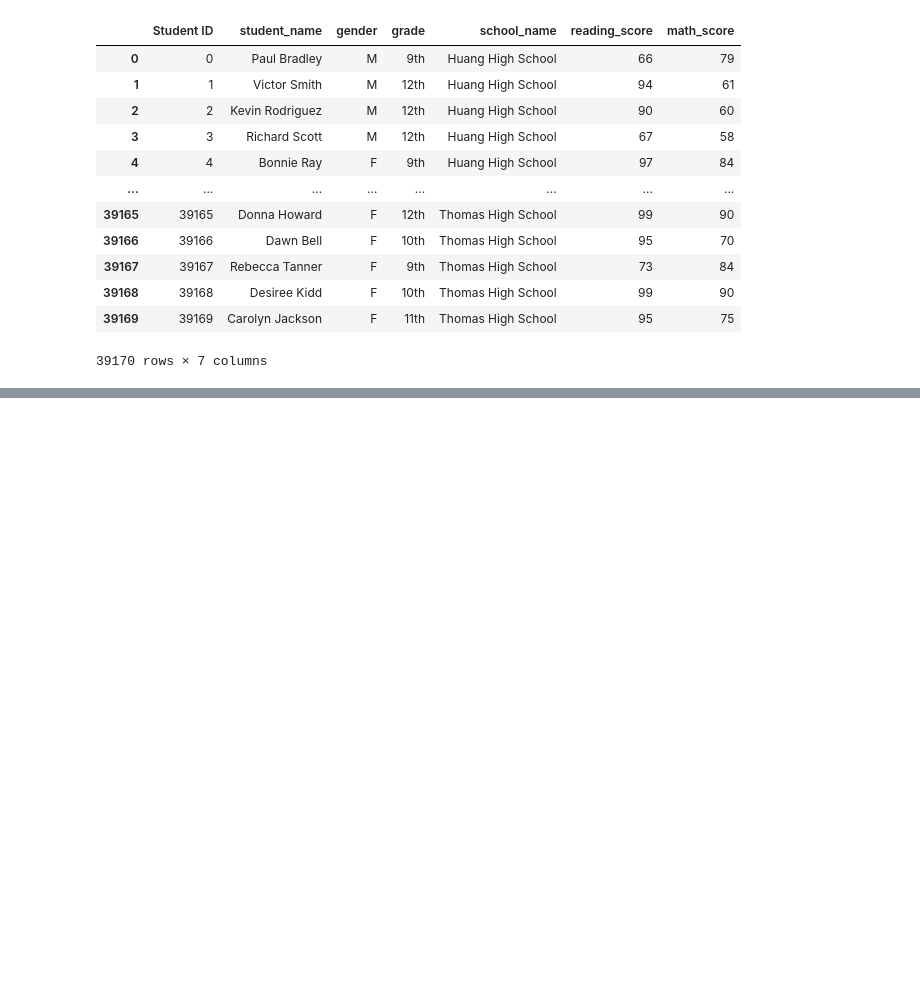
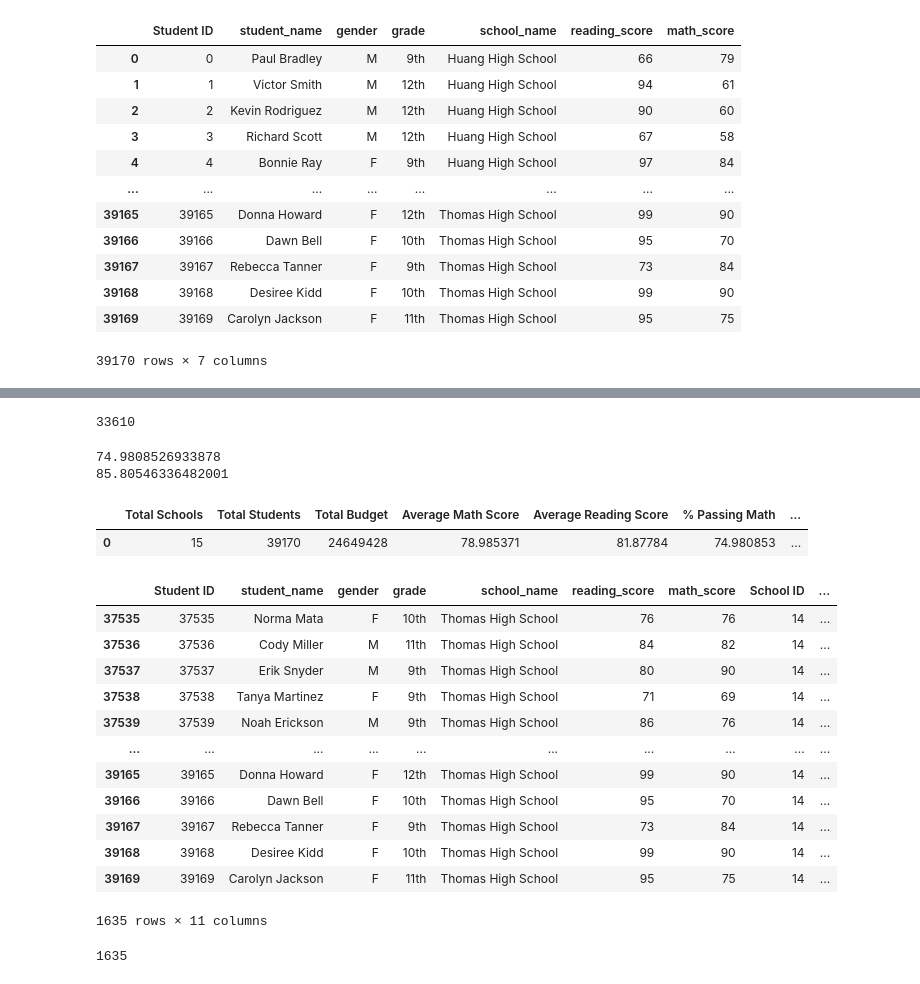
Before and after one commit to tsultan4/School_District_Analysis., a Jupyter notebook: PyCitySchools_Challenge.ipynb, the cells around one changed output, grey strips where cells are left out. Saved outputs shown, nothing was run; the diff lists cells and outputs as text; code cells hidden in the pictures; blank space fills up the shorter version.

```diff
--- a/PyCitySchools_Challenge.ipynb
+++ b/PyCitySchools_Challenge.ipynb
@@ -184,0 +224,4 @@ overall_passing_math_reading_count
+# %%
+passing_reading_count
+# %% [output]
+33610
@@ -184,0 +234,44 @@ overall_passing_math_reading_count
+# %%
+print (passing_math_percentage)
+print (passing_reading_percentage)
+# %% [output]
+74.9808526933878
+85.80546336482001
+# %%
+# Adding a list of values with keys to create a new DataFrame.
+district_summary_df = pd.DataFrame(
+          [{"Total Schools": school_count,
+          "Total Students": student_count,
+          "Total Budget": total_budget,
+          "Average Math Score": average_math_score,
+          "Average Reading Score": average_reading_score,
+          "% Passing Math": passing_math_percentage,
+         "% Passing Reading": passing_reading_percentage,
+        "% Overall Passing": overall_passing_percentage}])
+district_summary_df
+# %% [output]
+|  | Total Schools | Total Students | Total Budget | Average Math Score | Average Reading Score | % Passing Math | ... |
+| 0 | 15 | 39170 | 24649428 | 78.985371 | 81.87784 | 74.980853 | ... |
+# %%
+Thomas_High_School=school_data_complete_df[(school_data_complete_df["school_name"] == "Thomas High School" )]
+# %%
+Thomas_High_School
+# %% [output]
+|  | Student ID | student_name | gender | grade | school_name | reading_score | math_score | School ID | ... |
+| 37535 | 37535 | Norma Mata | F | 10th | Thomas High School | 76 | 76 | 14 | ... |
+| 37536 | 37536 | Cody Miller | M | 11th | Thomas High School | 84 | 82 | 14 | ... |
+| 37537 | 37537 | Erik Snyder | M | 9th | Thomas High School | 80 | 90 | 14 | ... |
+| 37538 | 37538 | Tanya Martinez | F | 9th | Thomas High School | 71 | 69 | 14 | ... |
+| 37539 | 37539 | Noah Erickson | M | 9th | Thomas High School | 86 | 76 | 14 | ... |
+| ... | ... | ... | ... | ... | ... | ... | ... | ... | ... |
+| 39165 | 39165 | Donna Howard | F | 12th | Thomas High School | 99 | 90 | 14 | ... |
+| 39166 | 39166 | Dawn Bell | F | 10th | Thomas High School | 95 | 70 | 14 | ... |
+| 39167 | 39167 | Rebecca Tanner | F | 9th | Thomas High School | 73 | 84 | 14 | ... |
+| 39168 | 39168 | Desiree Kidd | F | 10th | Thomas High School | 99 | 90 | 14 | ... |
+| 39169 | 39169 | Carolyn Jackson | F | 11th | Thomas High School | 95 | 75 | 14 | ... |
+1635 rows × 11 columns
+# %%
+Thomas_High_School_count=Thomas_High_School["Student ID"].count()
+Thomas_High_School_count
+# %% [output]
+1635
```
Also changed, not shown: parts of 56 cells of this notebook.
